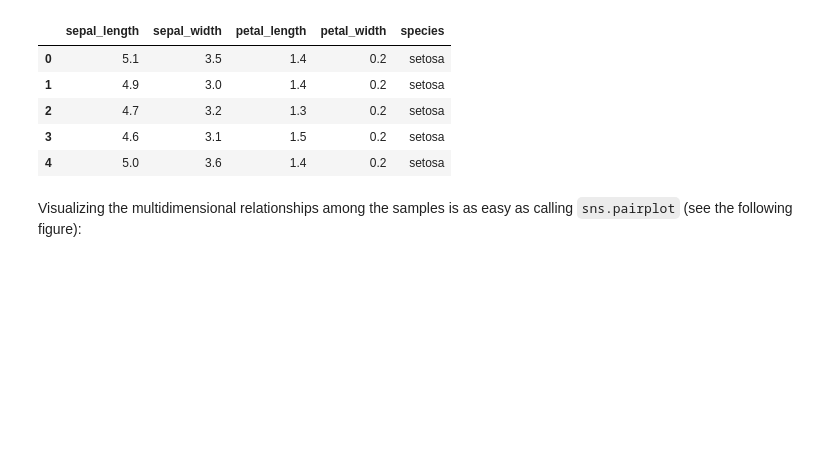
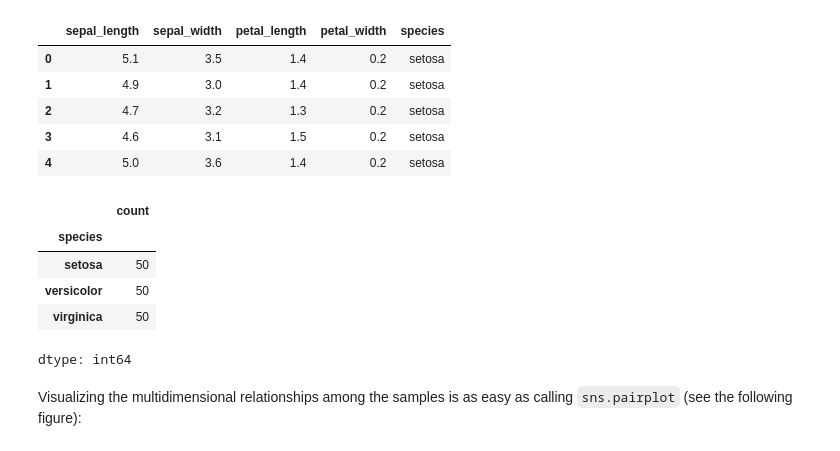
Before and after one commit to bertramwooster/PythonDataScienceHandbook, a Jupyter notebook: notebooks/04.14-Visualization-With-Seaborn.ipynb, the cells around one changed output. Saved outputs shown, nothing was run; the diff lists cells and outputs as text; code cells hidden in the pictures; blank space fills up the shorter version.

```diff
--- a/notebooks/04.14-Visualization-With-Seaborn.ipynb
+++ b/notebooks/04.14-Visualization-With-Seaborn.ipynb
@@ -71,6 +71,15 @@ iris.head()
 | 2 | 4.7 | 3.2 | 1.3 | 0.2 | setosa |
 | 3 | 4.6 | 3.1 | 1.5 | 0.2 | setosa |
 | 4 | 5.0 | 3.6 | 1.4 | 0.2 | setosa |
+# %%
+iris["species"].value_counts()
+# %% [output]
+|  | count |
+| species |  |
+| setosa | 50 |
+| versicolor | 50 |
+| virginica | 50 |
+dtype: int64
 # %% [markdown]
 Visualizing the multidimensional relationships among the samples is as easy as calling ``sns.pairplot`` (see the following figure):
 # %%
```
Also changed, not shown: parts of 6 cells of this notebook.
